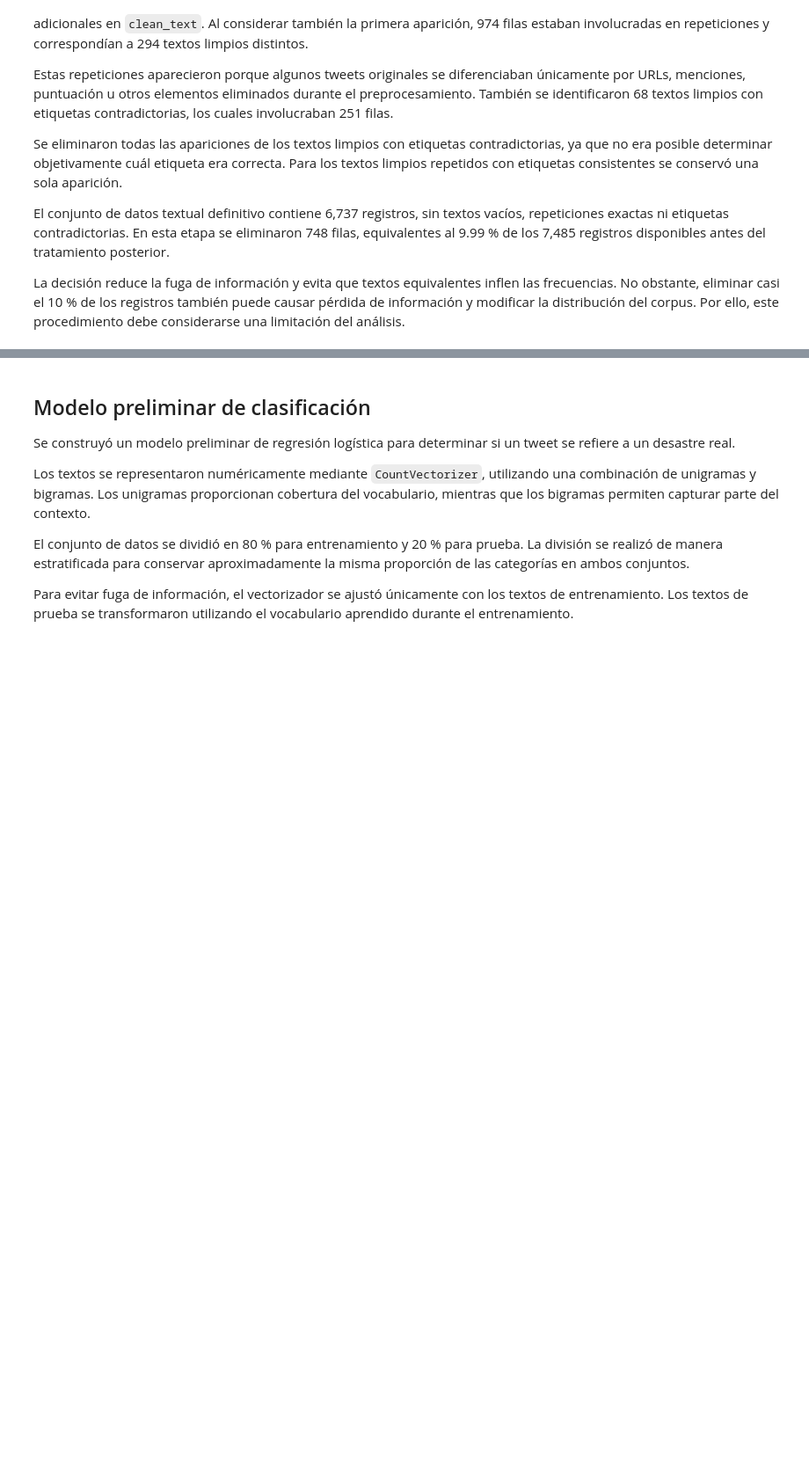
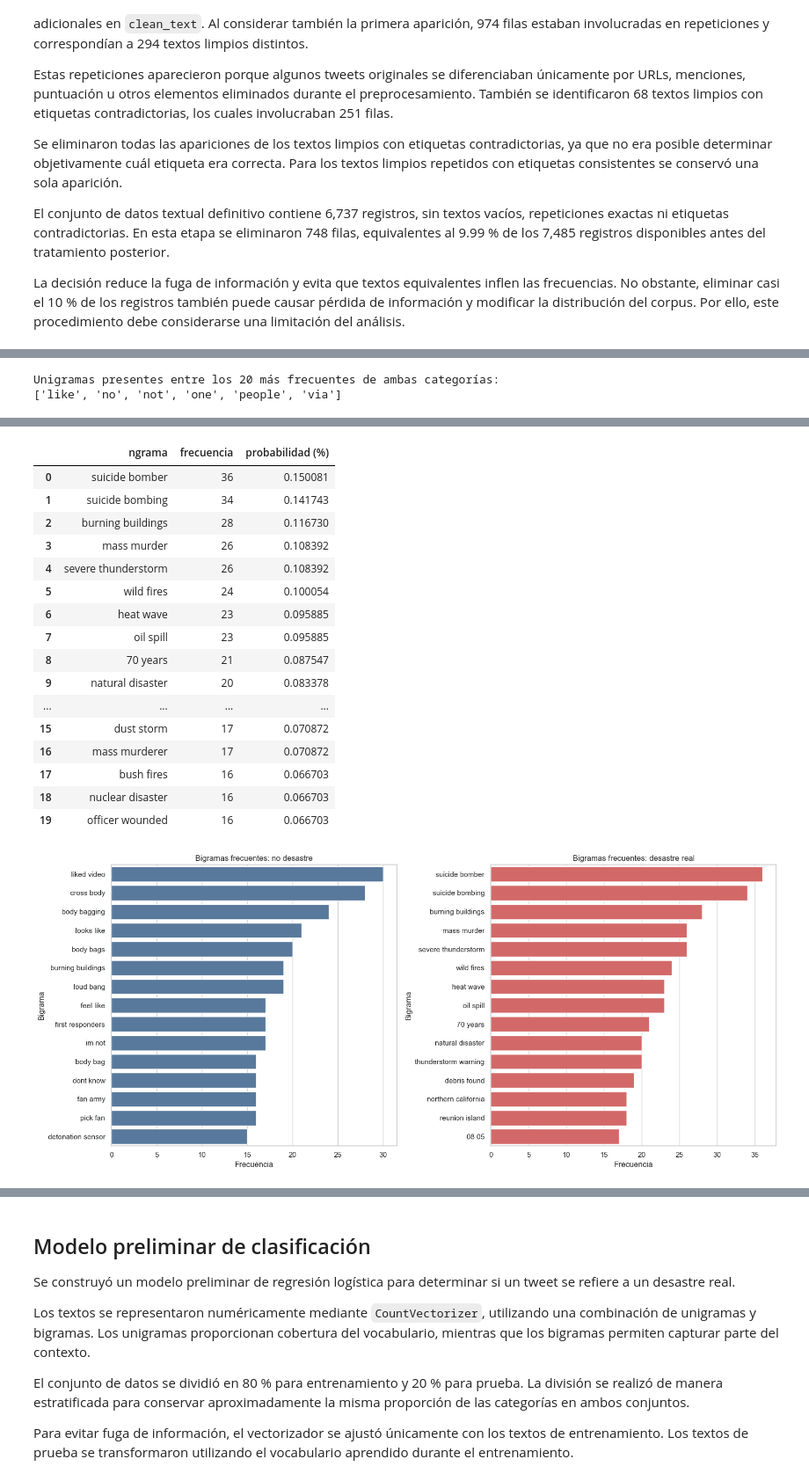
Before and after one commit to tismajo/CC3084-Laboratorio5, a Jupyter notebook: Laboratorio5.ipynb, the cells around one changed output, grey strips where cells are left out. Shown at 88% size. Cells and saved outputs as stored; diff of their text form; code cells hidden in the pictures; blank space fills up the shorter version.

```diff
--- a/Laboratorio5.ipynb
+++ b/Laboratorio5.ipynb
@@ -976,0 +581,16 @@ Las nubes permiten identificar visualmente diferencias entre las categorías, pe
+# %%
+unigramas_compartidos = sorted(
+    set(unigramas_no_desastre["ngrama"]).intersection(unigramas_desastre["ngrama"])
+)
+print("Unigramas presentes entre los 20 más frecuentes de ambas categorías:")
+print(unigramas_compartidos)
+# %% [output]
+Unigramas presentes entre los 20 más frecuentes de ambas categorías:
+['like', 'no', 'not', 'one', 'people', 'via']
+# %%
+bigramas_no_desastre = calcular_ngrams_frecuentes(datos_texto.loc[datos_texto.target == 0, "clean_text"], (2, 2))
+bigramas_desastre = calcular_ngrams_frecuentes(datos_texto.loc[datos_texto.target == 1, "clean_text"], (2, 2))
+display(bigramas_no_desastre)
+display(bigramas_desastre)
+graficar_ngrams(bigramas_no_desastre, bigramas_desastre, "Bigramas")
+# %% [output]
@@ -976,0 +614,18 @@ Las nubes permiten identificar visualmente diferencias entre las categorías, pe
+|  | ngrama | frecuencia | probabilidad (%) |
+| 0 | suicide bomber | 36 | 0.150081 |
+| 1 | suicide bombing | 34 | 0.141743 |
+| 2 | burning buildings | 28 | 0.116730 |
+| 3 | mass murder | 26 | 0.108392 |
+| 4 | severe thunderstorm | 26 | 0.108392 |
+| 5 | wild fires | 24 | 0.100054 |
+| 6 | heat wave | 23 | 0.095885 |
+| 7 | oil spill | 23 | 0.095885 |
+| 8 | 70 years | 21 | 0.087547 |
+| 9 | natural disaster | 20 | 0.083378 |
+| ... | ... | ... | ... |
+| 15 | dust storm | 17 | 0.070872 |
+| 16 | mass murderer | 17 | 0.070872 |
+| 17 | bush fires | 16 | 0.066703 |
+| 18 | nuclear disaster | 16 | 0.066703 |
+| 19 | officer wounded | 16 | 0.066703 |
+[figure, added]
```
Also changed, not shown: parts of 29 cells of this notebook.
